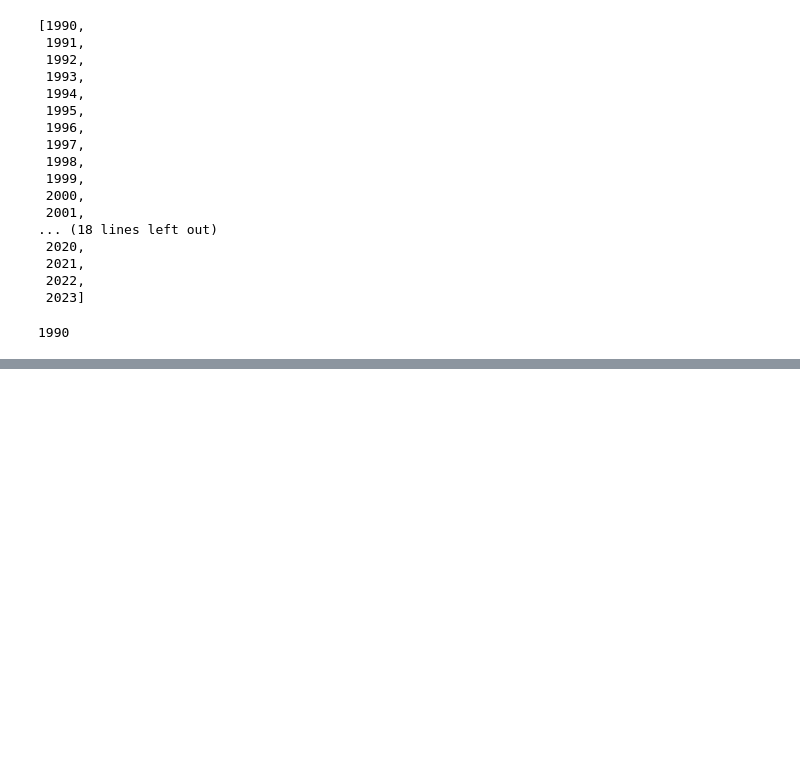
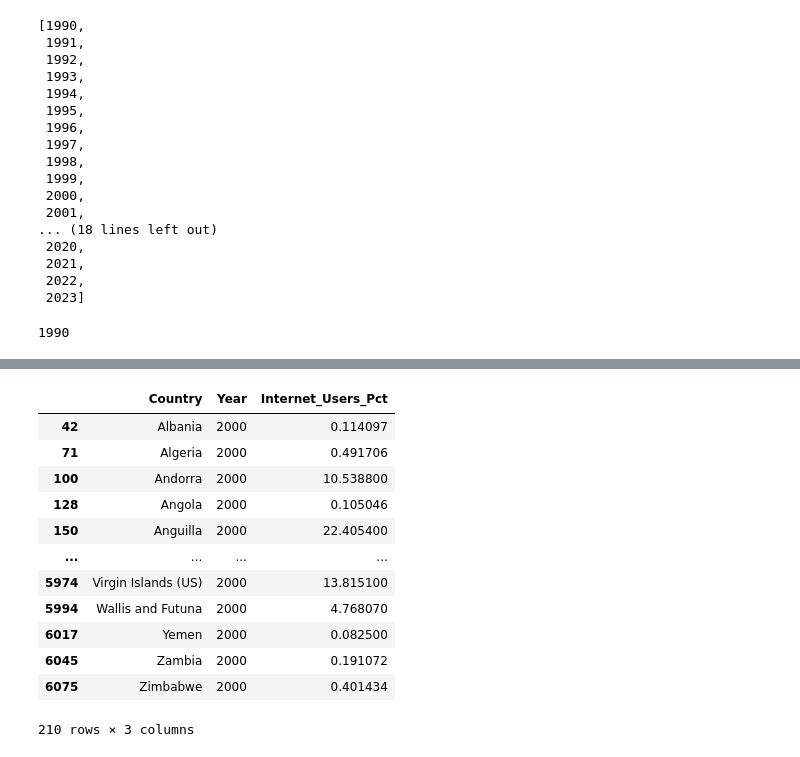
Before and after one commit to NSS-Data-Analytics-Cohort-13/un-exploration-Sobia005, a Jupyter notebook: notebooks/gdp_project.ipynb, the cells around one changed output, grey strips where cells are left out. Drawn from its saved outputs; the diff is of its cells as text; code cells hidden in the pictures; blank space fills up the shorter version.

```diff
--- a/notebooks/gdp_project.ipynb
+++ b/notebooks/gdp_project.ipynb
@@ -731,0 +737,16 @@ NameError: name 'two_year_distribution' is not defined
+# %%
+distribution_year[(distribution_year['Year']==2000)]
+# %% [output]
+|  | Country | Year | Internet_Users_Pct |
+| 42 | Albania | 2000 | 0.114097 |
+| 71 | Algeria | 2000 | 0.491706 |
+| 100 | Andorra | 2000 | 10.538800 |
+| 128 | Angola | 2000 | 0.105046 |
+| 150 | Anguilla | 2000 | 22.405400 |
+| ... | ... | ... | ... |
+| 5974 | Virgin Islands (US) | 2000 | 13.815100 |
+| 5994 | Wallis and Futuna | 2000 | 4.768070 |
+| 6017 | Yemen | 2000 | 0.082500 |
+| 6045 | Zambia | 2000 | 0.191072 |
+| 6075 | Zimbabwe | 2000 | 0.401434 |
+210 rows × 3 columns
```
Also changed, not shown: parts of 6 cells of this notebook.
